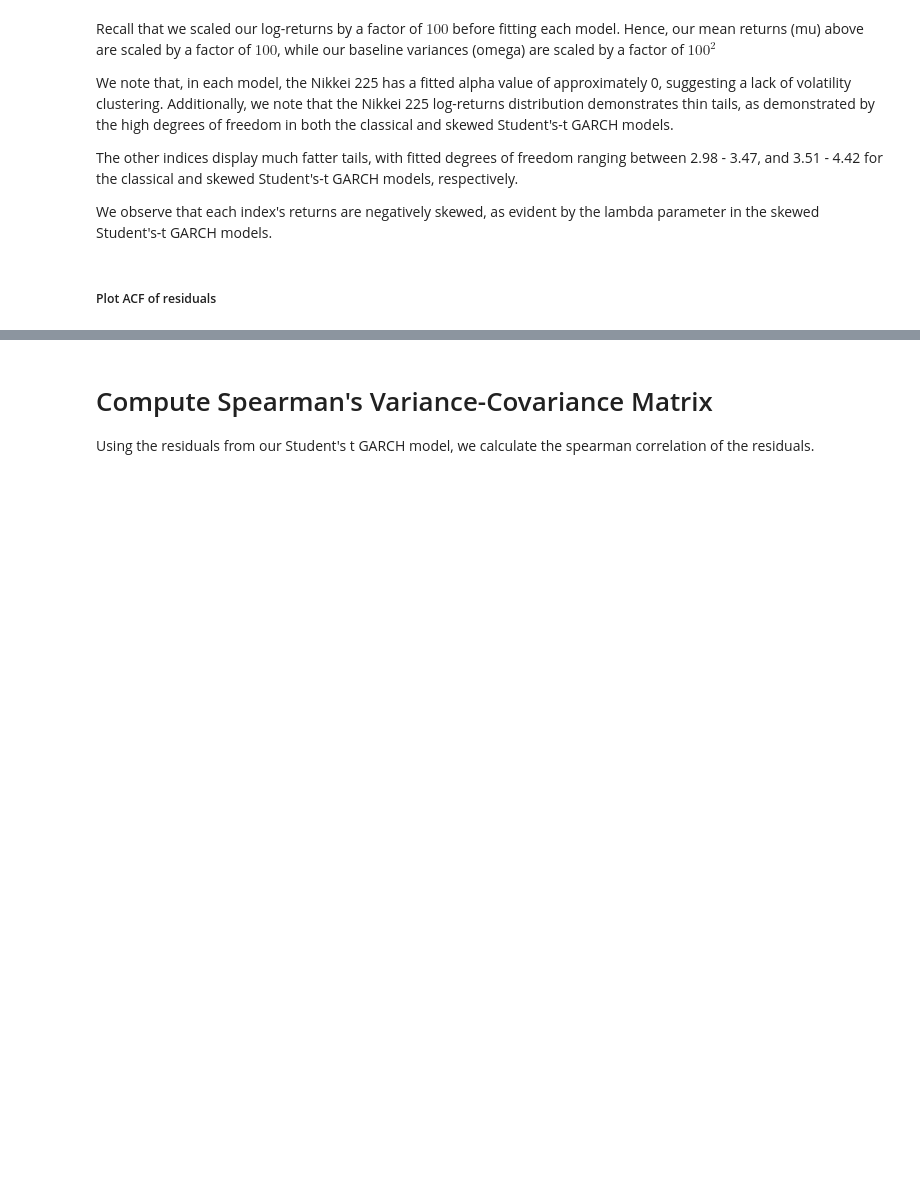
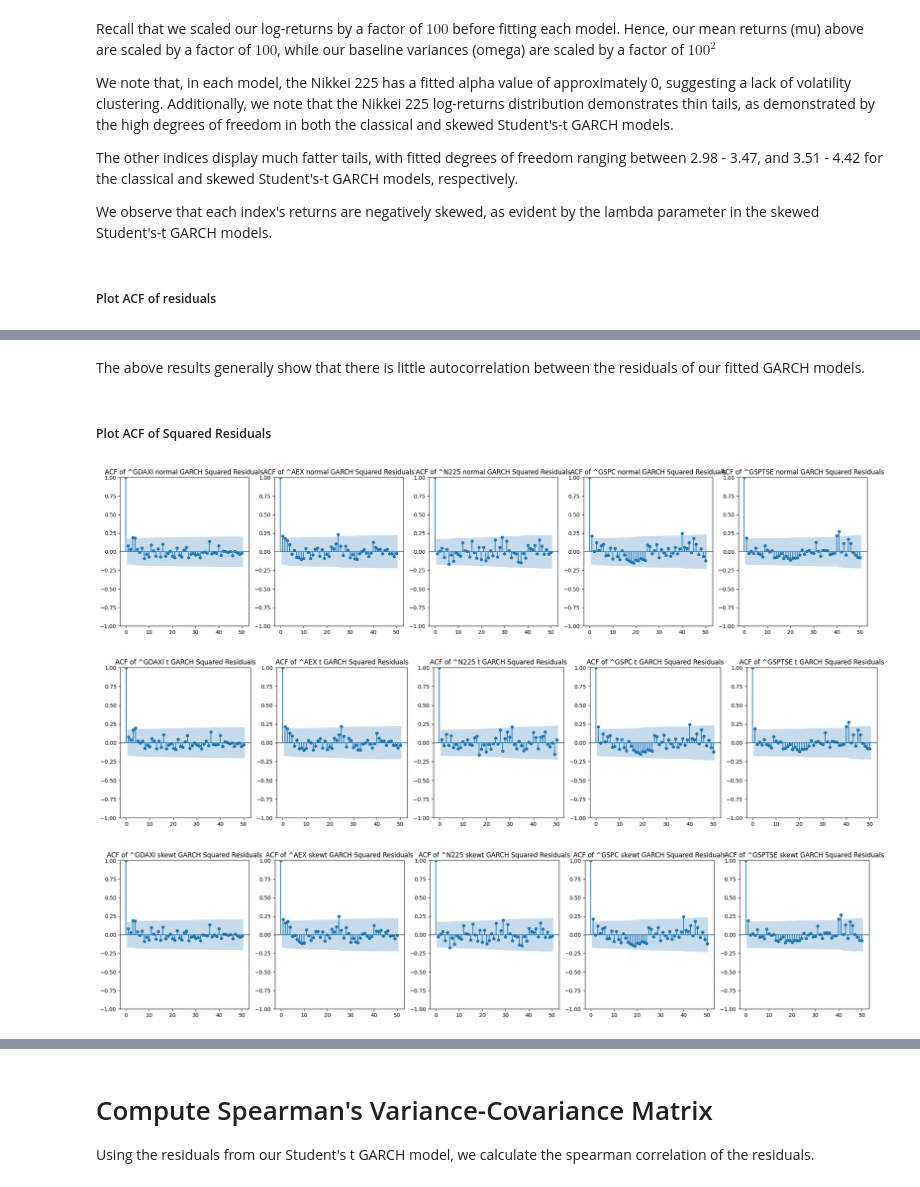
Before and after one commit to somethingwithmuffininit/GARCH-Copula-BasketModel, a Jupyter notebook: program.ipynb, the cells around one changed output, grey strips where cells are left out. Drawn from its saved outputs; the diff is of its cells as text; code cells hidden in the pictures; blank space fills up the shorter version.

```diff
--- a/program.ipynb
+++ b/program.ipynb
@@ -78,0 +89,14 @@ merged_data.dropna(inplace=True)
+# %%
+# Create a dataframe for the first four empirical moments (mean, variance, skewness, kurtosis)
+print("Empirical moments for each index's quarterly log-returns:\n")
+moments_df = pd.DataFrame(columns=['Mean', 'Variance', 'Skewness', 'Kurtosis'], index=tickers)
+
+# Calculate and print empirical moments for each ticker
+for ticker in tickers:
+    data = merged_data[ticker]
+    moments_df.loc[ticker, 'Mean'] = data.mean()
+    moments_df.loc[ticker, 'Variance'] = data.var()
+    moments_df.loc[ticker, 'Skewness'] = data.skew()
+    moments_df.loc[ticker, 'Kurtosis'] = data.kurtosis()
+
+print(moments_df)
@@ -168,0 +185,18 @@ ValueError: Number of columns must be a positive integer, not 0
+# %% [markdown]
+The above results generally show that there is little autocorrelation between the residuals of our fitted GARCH models.
+# %% [markdown]
+##### Plot ACF of Squared Residuals
+# %%
+
+#This plots the ACF of the squared residuals of each GARCH, and displays them side by side for comparision
+for dist in distributions:
+    num_tickers = len(tickers)
+    fig, axes = plt.subplots(1, num_tickers, figsize=(5 * num_tickers, 5))
+    for i in range(num_tickers):
+        ticker = tickers[i]
+        plot_acf(fitted_models[(ticker,dist)].resid**2, lags=50, ax=axes[i])
+        axes[i].set_title('ACF of ' + ticker + " " + dist + ' GARCH Squared Residuals')
+# %% [output]
+[figure, added]
+[figure, added]
+[figure, added]
```
Also changed, not shown: parts of 10 cells of this notebook.
